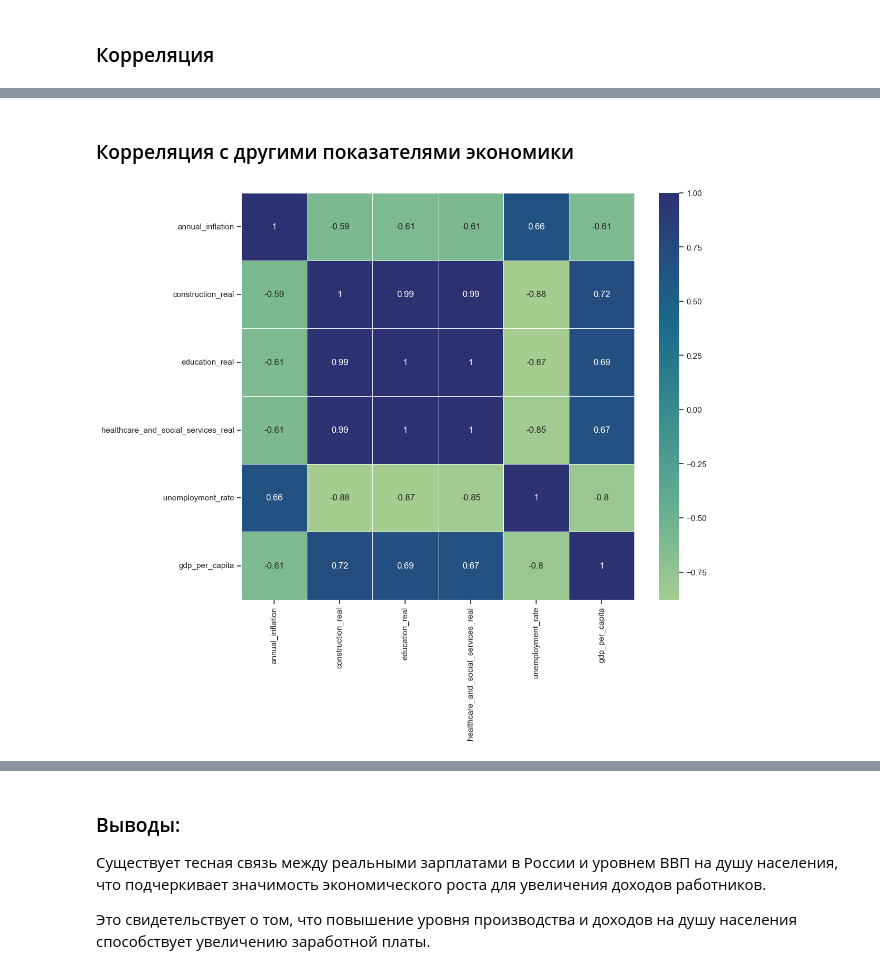
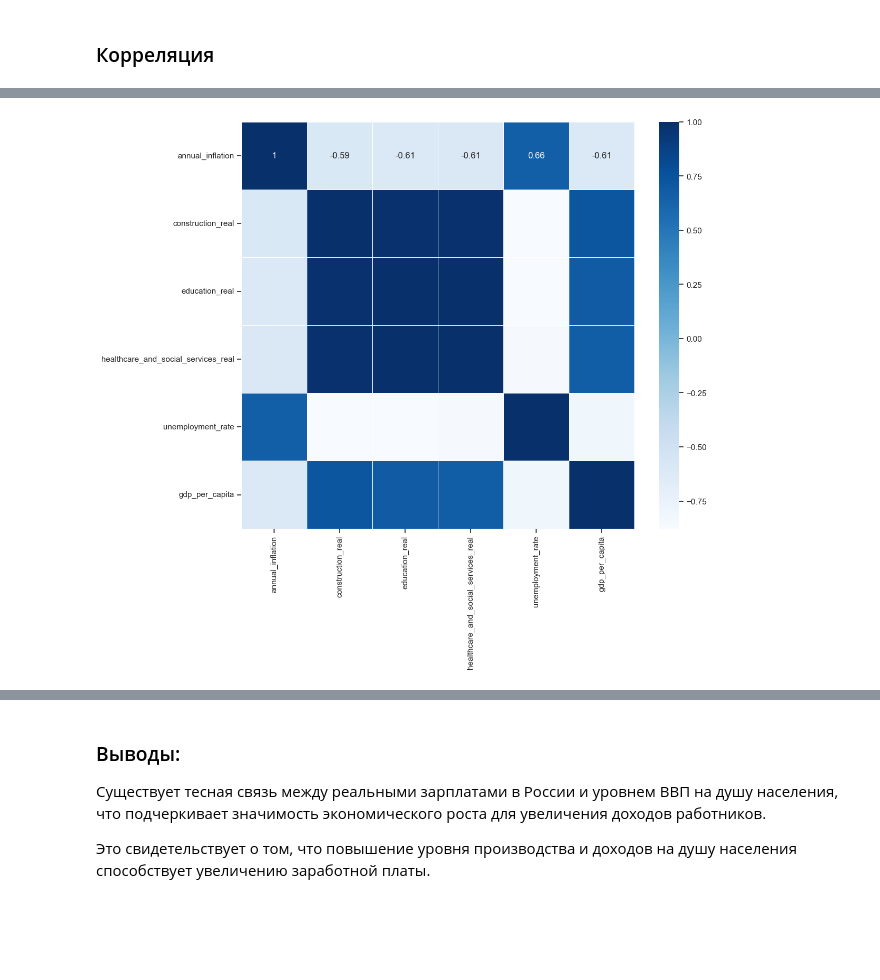
Before and after one commit to bobylevaea/streamlit_dynamics_of_real_wages, a Jupyter notebook: final_project.ipynb, the cells around one changed output, grey strips where cells are left out. Saved outputs shown, nothing was run; the diff lists cells and outputs as text; code cells hidden in the pictures; blank space fills up the shorter version.

```diff
--- a/final_project.ipynb
+++ b/final_project.ipynb
@@ -191,9 +236,7 @@ plt.show()
-# %% [markdown]
-### Корреляция с другими показателями экономики
 # %%
 plt.figure(figsize=(12, 10))
 sns.heatmap(data[['annual_inflation', 'construction_real',
-       'education_real', 'healthcare_and_social_services_real', 'unemployment_rate', 'gdp_per_capita']].corr(), annot=True, linewidth=.5, cmap='crest')
+       'education_real', 'healthcare_and_social_services_real', 'unemployment_rate', 'gdp_per_capita']].corr(), annot=True, linewidth=.5, cmap='Blues')
 plt.show()
 # %% [output]
-[figure, old version]
+[figure, new version]
```
Also changed, not shown: parts of 18 cells of this notebook.
